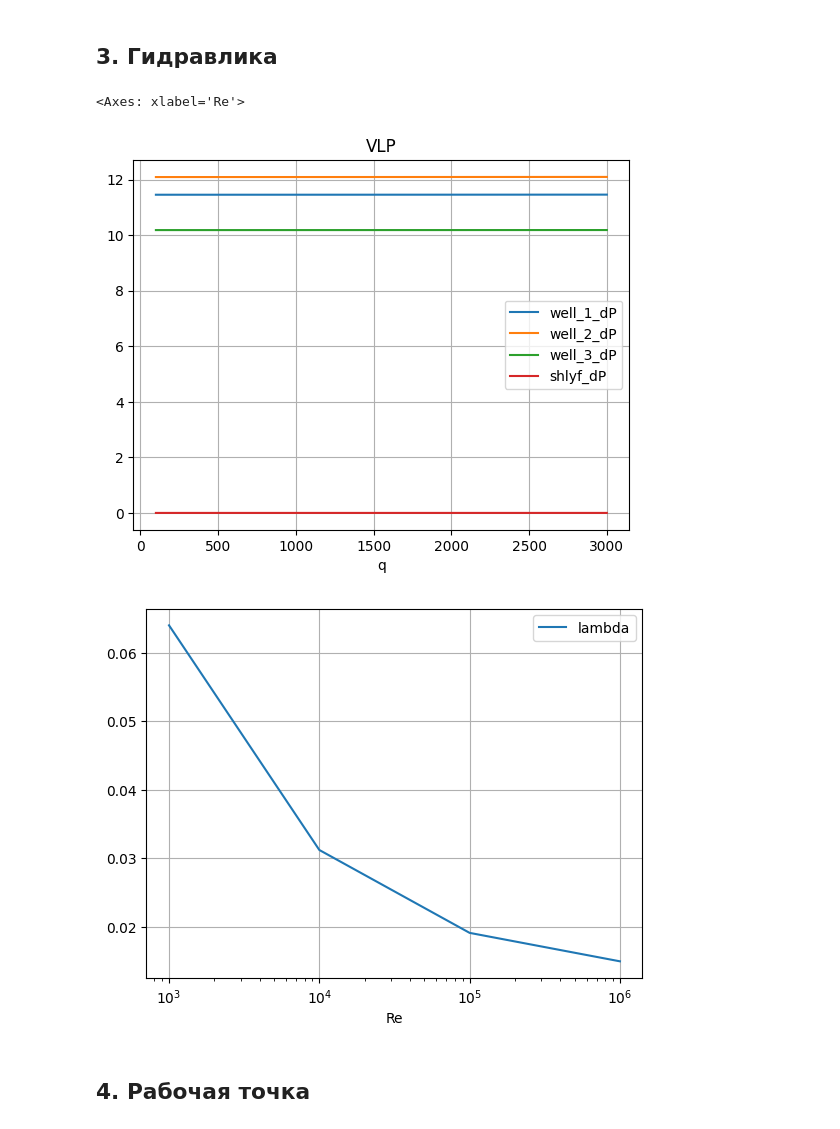
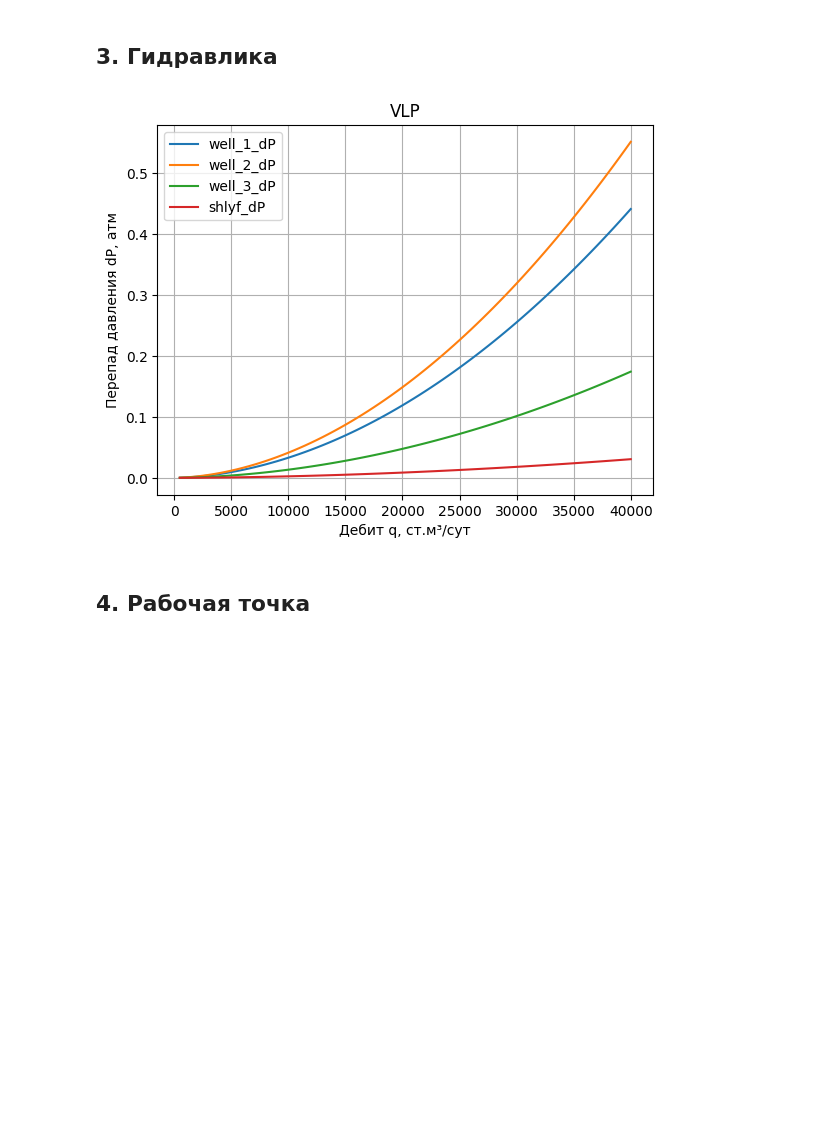
Before and after one commit to benzaiten7/gas_field_simulator, a Jupyter notebook: курсовая.ipynb, the cells around one changed output. Cells and saved outputs as stored; diff of their text form; code cells hidden in the pictures; blank space fills up the shorter version.

```diff
--- a/курсовая.ipynb
+++ b/курсовая.ipynb
@@ -62,19 +89,26 @@ ipr.plot(x='P_bhp', y='q', grid=True, title='IPR при P_res=100 атм')
 # %% [markdown]
 ## 3. Гидравлика
 # %%
-qs = list(range(100, 3001, 100))
+qs = list(range(500, 40001, 500))
 vlp = pd.DataFrame({'q': qs})
+
 for i, w in enumerate(simulator.wells, start=1):
-    vlp[f'well_{i}_dP'] = [w.pipe.dp(100, q).dP for q in qs]
+    dp_friction_list = []
+    for q in qs:
+        state = w.pipe.dp(100, q)
+        friction_pa = state.dP * w.pipe.fluid.ATM_TO_PA - w.pipe.fluid.ro(100) * 9.81 * w.pipe.vertical_depth
+        dp_friction_list.append(friction_pa / w.pipe.fluid.ATM_TO_PA)
+    vlp[f'well_{i}_dP'] = dp_friction_list
+
 vlp['shlyf_dP'] = [simulator.shlyf.dp(10, q).dP for q in qs]
-vlp.plot(x='q', y=[c for c in vlp.columns if c != 'q'], grid=True, title='VLP')
 
-res = [10**x for x in [3, 4, 5, 6]]
-pd.DataFrame({'Re': res, 'lambda': [simulator.shlyf.friction_factor(r) for r in res]}).plot(x='Re', y='lambda', logx=True, grid=True)
+import matplotlib.pyplot as plt
+ax = vlp.plot(x='q', y=[c for c in vlp.columns if c != 'q'], grid=True, title='VLP')
+ax.set_xlabel('Дебит q, ст.м³/сут')
+ax.set_ylabel('Перепад давления dP, атм')
+plt.show()
 # %% [output]
-<Axes: xlabel='Re'>
-[figure, old version]
+[figure, new version]
-[figure, removed]
 # %% [markdown]
 ## 4. Рабочая точка
 # %%
```
Also changed, not shown: parts of 5 cells of this notebook, 1 other file.
